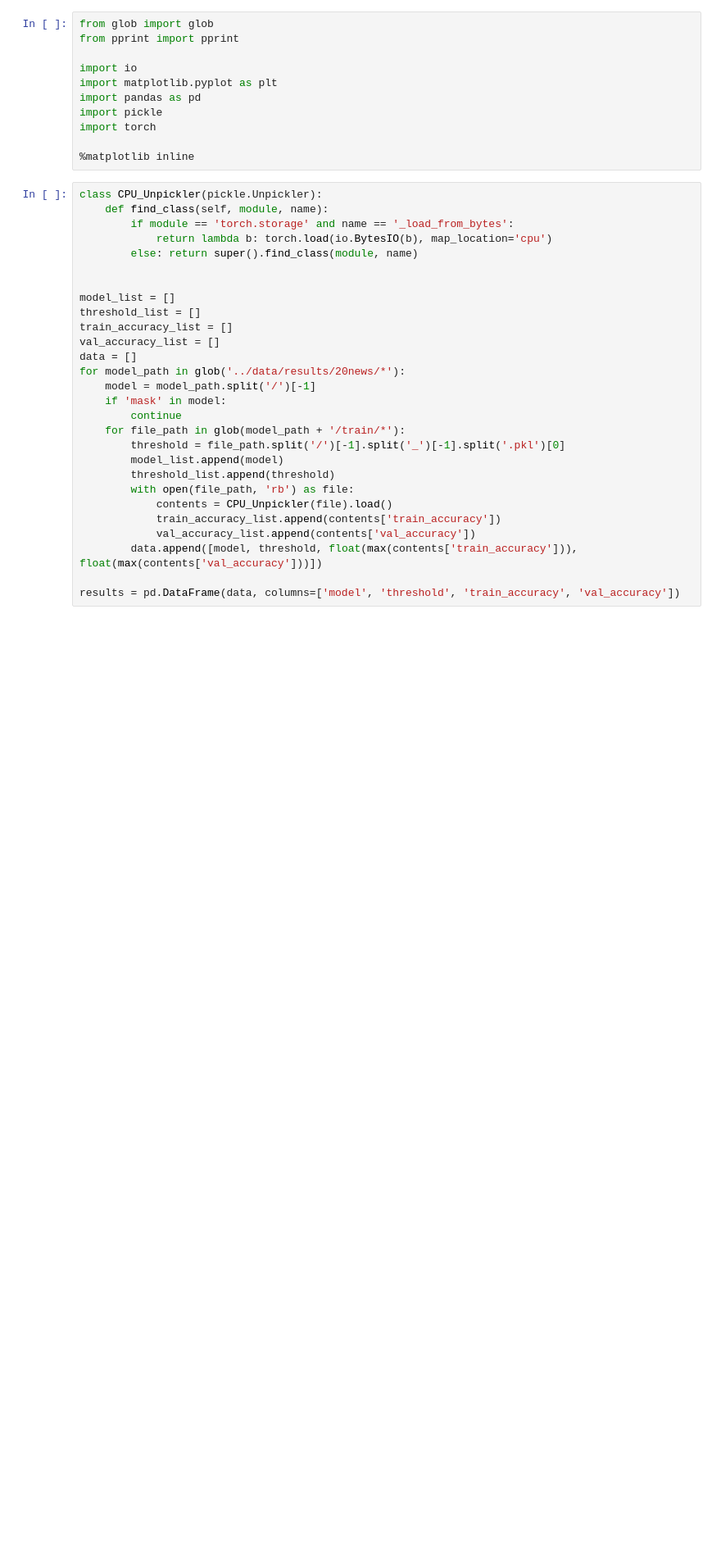
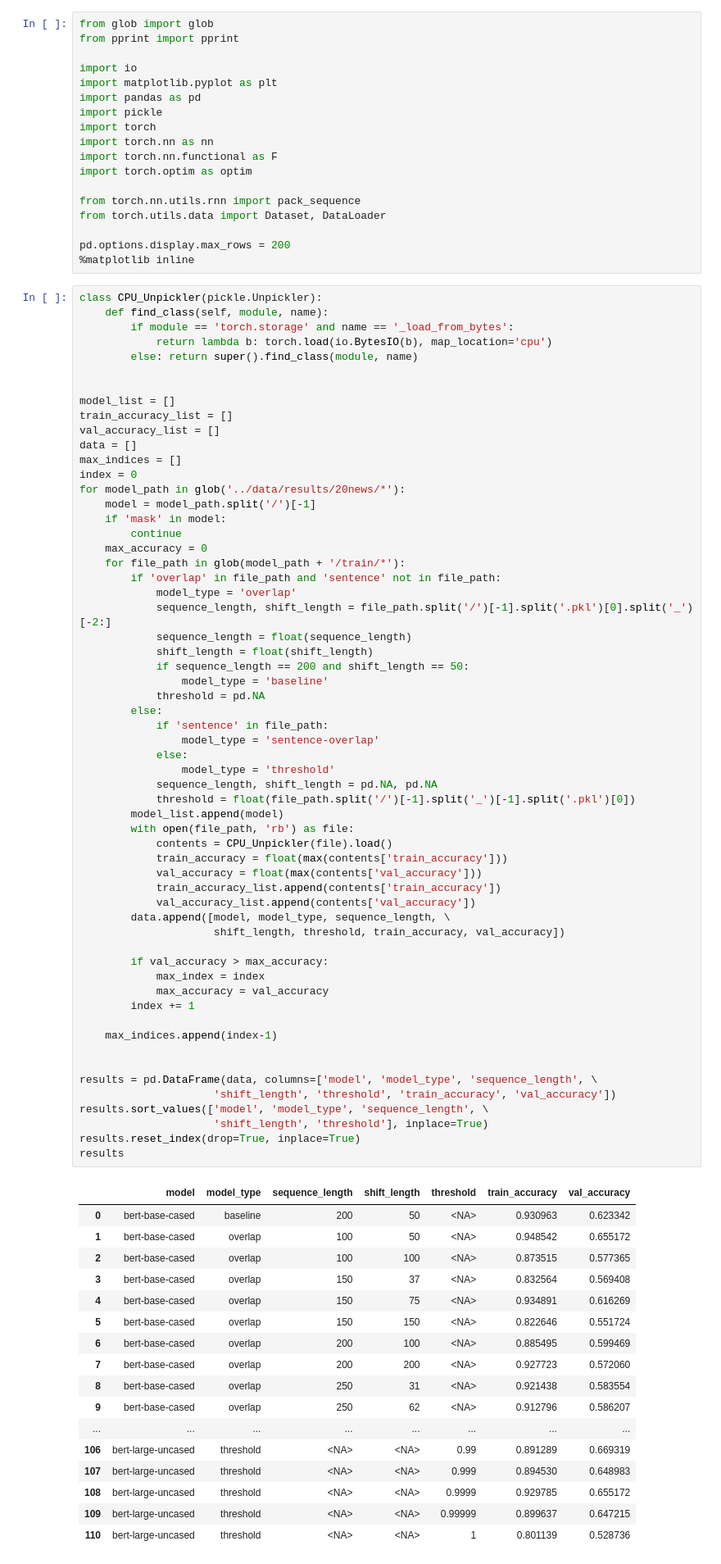
Before and after one commit to alexwdong/NLUProject, a Jupyter notebook: notebooks/results.ipynb, the cells around one changed output. Shown: that part at 82% size. Drawn from its saved outputs; the diff is of its cells as text; blank space fills up the shorter version.

```diff
--- a/notebooks/results.ipynb
+++ b/notebooks/results.ipynb
@@ -7,33 +7,89 @@ import matplotlib.pyplot as plt
 import pandas as pd
 import pickle
 import torch
+import torch.nn as nn
+import torch.nn.functional as F
+import torch.optim as optim
 
+from torch.nn.utils.rnn import pack_sequence
+from torch.utils.data import Dataset, DataLoader
+
+pd.options.display.max_rows = 200
 %matplotlib inline
 # %%
 class CPU_Unpickler(pickle.Unpickler):
     def find_class(self, module, name):
         if module == 'torch.storage' and name == '_load_from_bytes':
             return lambda b: torch.load(io.BytesIO(b), map_location='cpu')
         else: return super().find_class(module, name)
 
 
 model_list = []
-threshold_list = []
 train_accuracy_list = []
 val_accuracy_list = []
 data = []
+max_indices = []
+index = 0
 for model_path in glob('../data/results/20news/*'):
     model = model_path.split('/')[-1]
     if 'mask' in model:
         continue
+    max_accuracy = 0
     for file_path in glob(model_path + '/train/*'):
-        threshold = file_path.split('/')[-1].split('_')[-1].split('.pkl')[0]
+        if 'overlap' in file_path and 'sentence' not in file_path:
+            model_type = 'overlap'
+            sequence_length, shift_length = file_path.split('/')[-1].split('.pkl')[0].split('_')[-2:]
+            sequence_length = float(sequence_length)
+            shift_length = float(shift_length)
+            if sequence_length == 200 and shift_length == 50:
+                model_type = 'baseline'
+            threshold = pd.NA
+        else:
+            if 'sentence' in file_path:
+                model_type = 'sentence-overlap'
+            else:
+                model_type = 'threshold'
+            sequence_length, shift_length = pd.NA, pd.NA
+            threshold = float(file_path.split('/')[-1].split('_')[-1].split('.pkl')[0])
         model_list.append(model)
-        threshold_list.append(threshold)
         with open(file_path, 'rb') as file:
             contents = CPU_Unpickler(file).load()
+            train_accuracy = float(max(contents['train_accuracy']))
+            val_accuracy = float(max(contents['val_accuracy']))
             train_accuracy_list.append(contents['train_accuracy'])
             val_accuracy_list.append(contents['val_accuracy'])
-        data.append([model, threshold, float(max(contents['train_accuracy'])), float(max(contents['val_accuracy']))])
+        data.append([model, model_type, sequence_length, \
+                     shift_length, threshold, train_accuracy, val_accuracy])
 
-results = pd.DataFrame(data, columns=['model', 'threshold', 'train_accuracy', 'val_accuracy'])
+        if val_accuracy > max_accuracy:
+            max_index = index
+            max_accuracy = val_accuracy
+        index += 1
+
+    max_indices.append(index-1)
+
+
+results = pd.DataFrame(data, columns=['model', 'model_type', 'sequence_length', \
+                     'shift_length', 'threshold', 'train_accuracy', 'val_accuracy'])
+results.sort_values(['model', 'model_type', 'sequence_length', \
+                     'shift_length', 'threshold'], inplace=True)
+results.reset_index(drop=True, inplace=True)
+results
+# %% [output]
+|  | model | model_type | sequence_length | shift_length | threshold | train_accuracy | val_accuracy |
+| 0 | bert-base-cased | baseline | 200 | 50 | <NA> | 0.930963 | 0.623342 |
+| 1 | bert-base-cased | overlap | 100 | 50 | <NA> | 0.948542 | 0.655172 |
+| 2 | bert-base-cased | overlap | 100 | 100 | <NA> | 0.873515 | 0.577365 |
+| 3 | bert-base-cased | overlap | 150 | 37 | <NA> | 0.832564 | 0.569408 |
+| 4 | bert-base-cased | overlap | 150 | 75 | <NA> | 0.934891 | 0.616269 |
+| 5 | bert-base-cased | overlap | 150 | 150 | <NA> | 0.822646 | 0.551724 |
+| 6 | bert-base-cased | overlap | 200 | 100 | <NA> | 0.885495 | 0.599469 |
+| 7 | bert-base-cased | overlap | 200 | 200 | <NA> | 0.927723 | 0.572060 |
+| 8 | bert-base-cased | overlap | 250 | 31 | <NA> | 0.921438 | 0.583554 |
+| 9 | bert-base-cased | overlap | 250 | 62 | <NA> | 0.912796 | 0.586207 |
+| ... | ... | ... | ... | ... | ... | ... | ... |
+| 106 | bert-large-uncased | threshold | <NA> | <NA> | 0.99 | 0.891289 | 0.669319 |
+| 107 | bert-large-uncased | threshold | <NA> | <NA> | 0.999 | 0.894530 | 0.648983 |
+| 108 | bert-large-uncased | threshold | <NA> | <NA> | 0.9999 | 0.929785 | 0.655172 |
+| 109 | bert-large-uncased | threshold | <NA> | <NA> | 0.99999 | 0.899637 | 0.647215 |
+| 110 | bert-large-uncased | threshold | <NA> | <NA> | 1 | 0.801139 | 0.528736 |
```
Also changed, not shown: parts of 5 cells of this notebook.
